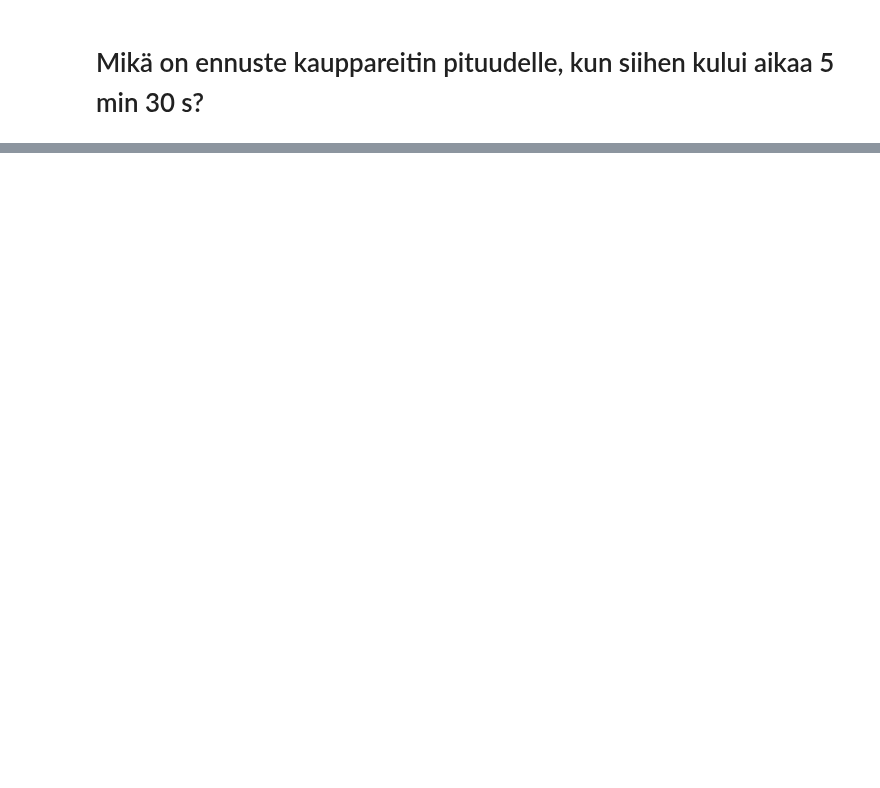
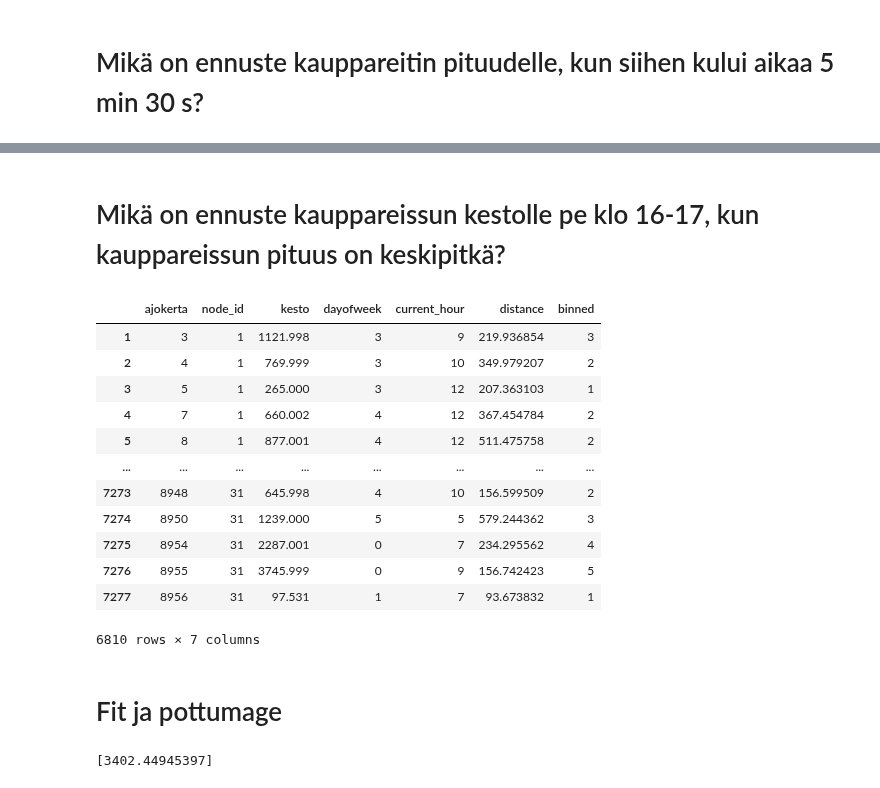
Before and after one commit to Erik-Eki/Project-2-machine-learning-applications, a Jupyter notebook: LineaariRegressio.ipynb, the cells around one changed output, grey strips where cells are left out. Drawn from its saved outputs; the diff is of its cells as text; code cells hidden in the pictures; blank space fills up the shorter version.

```diff
--- a/LineaariRegressio.ipynb
+++ b/LineaariRegressio.ipynb
@@ -107,0 +113,20 @@ kesto = kesto.reshape((-1, 1))
+# %%
+def df_to_features2(df):
+    df["check"] = df["ajokerta"].shift(1)
+    uniques = df["ajokerta"].unique()
+    rivit = []
+    asd = pd.DataFrame()
+    for row in df.itertuples():
+        if row.ajokerta != row.check:
+            rivit.append({"ajokerta":row.ajokerta,
+                          "node_id":row.node_id,
+                          "kesto":row.kesto,
+                          "dayofweek":row.dayofweek,
+                          "current_hour":row.current_hour,
+                          "distance":row.distance})
+
+    return pd.DataFrame(rivit)
+# %%
+features = df_to_features2(df)
+features['distance'] = matka
+features
@@ -146,0 +241,34 @@ print(y_pred)
+# %% [markdown]
+# Mikä on ennuste kauppareissun kestolle pe klo 16-17, kun kauppareissun pituus on keskipitkä?
+# %%
+bins = [60,300, 900, 1500 , 3600, 7200]
+#labels = ['lyhyt', 'normaali', 'pitkä', 'tosi pitkä']
+labels = [1, 2, 3, 4, 5]
+df_clean['binned'] = pd.cut(df_clean['kesto'], bins, labels=labels)
+df_clean
+# %% [output]
+|  | ajokerta | node_id | kesto | dayofweek | current_hour | distance | binned |
+| 1 | 3 | 1 | 1121.998 | 3 | 9 | 219.936854 | 3 |
+| 2 | 4 | 1 | 769.999 | 3 | 10 | 349.979207 | 2 |
+| 3 | 5 | 1 | 265.000 | 3 | 12 | 207.363103 | 1 |
+| 4 | 7 | 1 | 660.002 | 4 | 12 | 367.454784 | 2 |
+| 5 | 8 | 1 | 877.001 | 4 | 12 | 511.475758 | 2 |
+| ... | ... | ... | ... | ... | ... | ... | ... |
+| 7273 | 8948 | 31 | 645.998 | 4 | 10 | 156.599509 | 2 |
+| 7274 | 8950 | 31 | 1239.000 | 5 | 5 | 579.244362 | 3 |
+| 7275 | 8954 | 31 | 2287.001 | 0 | 7 | 234.295562 | 4 |
+| 7276 | 8955 | 31 | 3745.999 | 0 | 9 | 156.742423 | 5 |
+| 7277 | 8956 | 31 | 97.531 | 1 | 7 | 93.673832 | 1 |
+6810 rows × 7 columns
+# %% [markdown]
+# Fit ja pottumage
+# %%
+
+model = LinearRegression()
+model.fit(df_clean[['dayofweek', 'current_hour', 'binned']].values, df_clean.kesto)
+
+y_pred = model.predict([[4,0,5]])
+
+print(y_pred)
+# %% [output]
+[3402.44945397]
```
Also changed, not shown: parts of 11 cells of this notebook.
